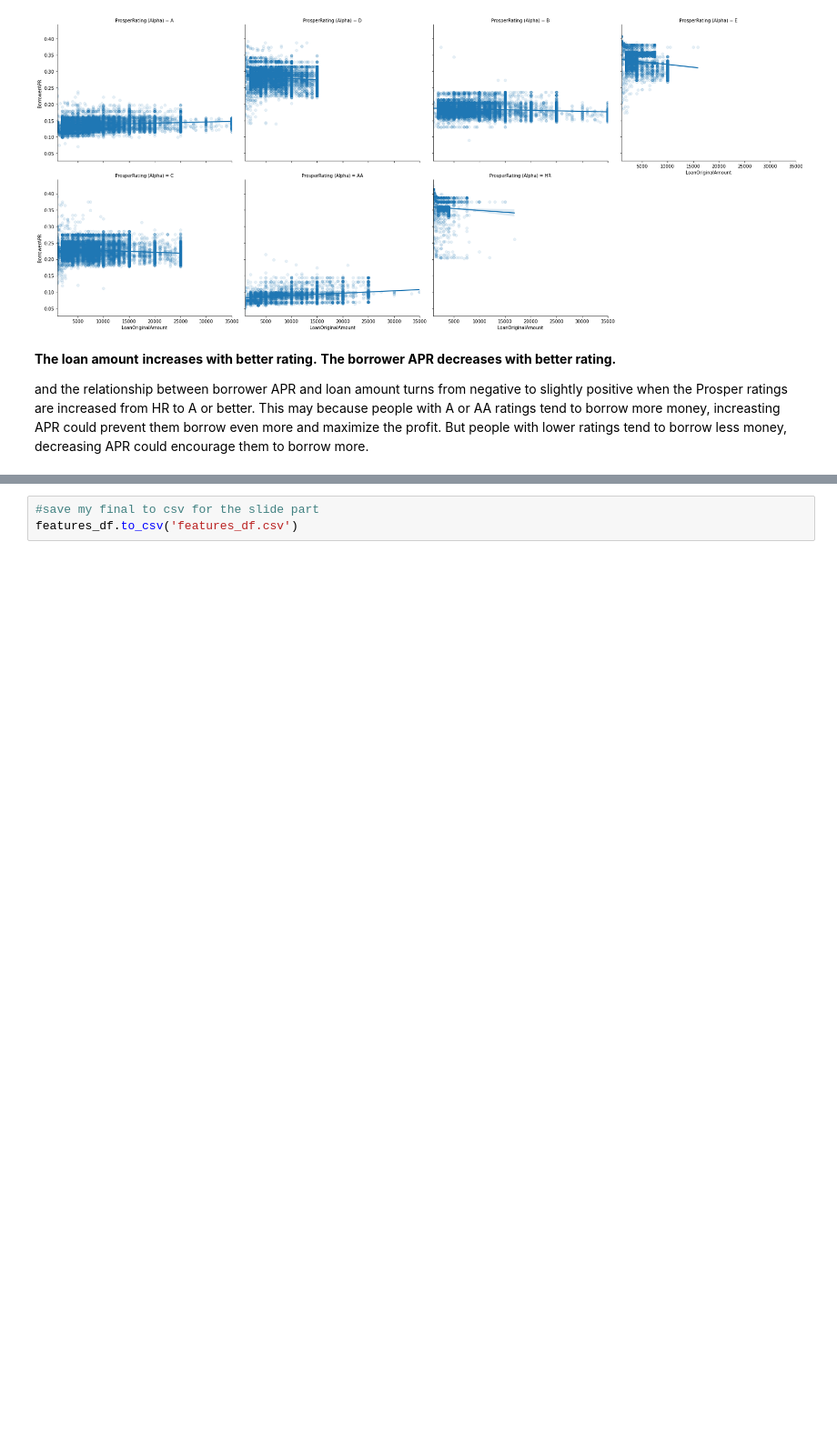
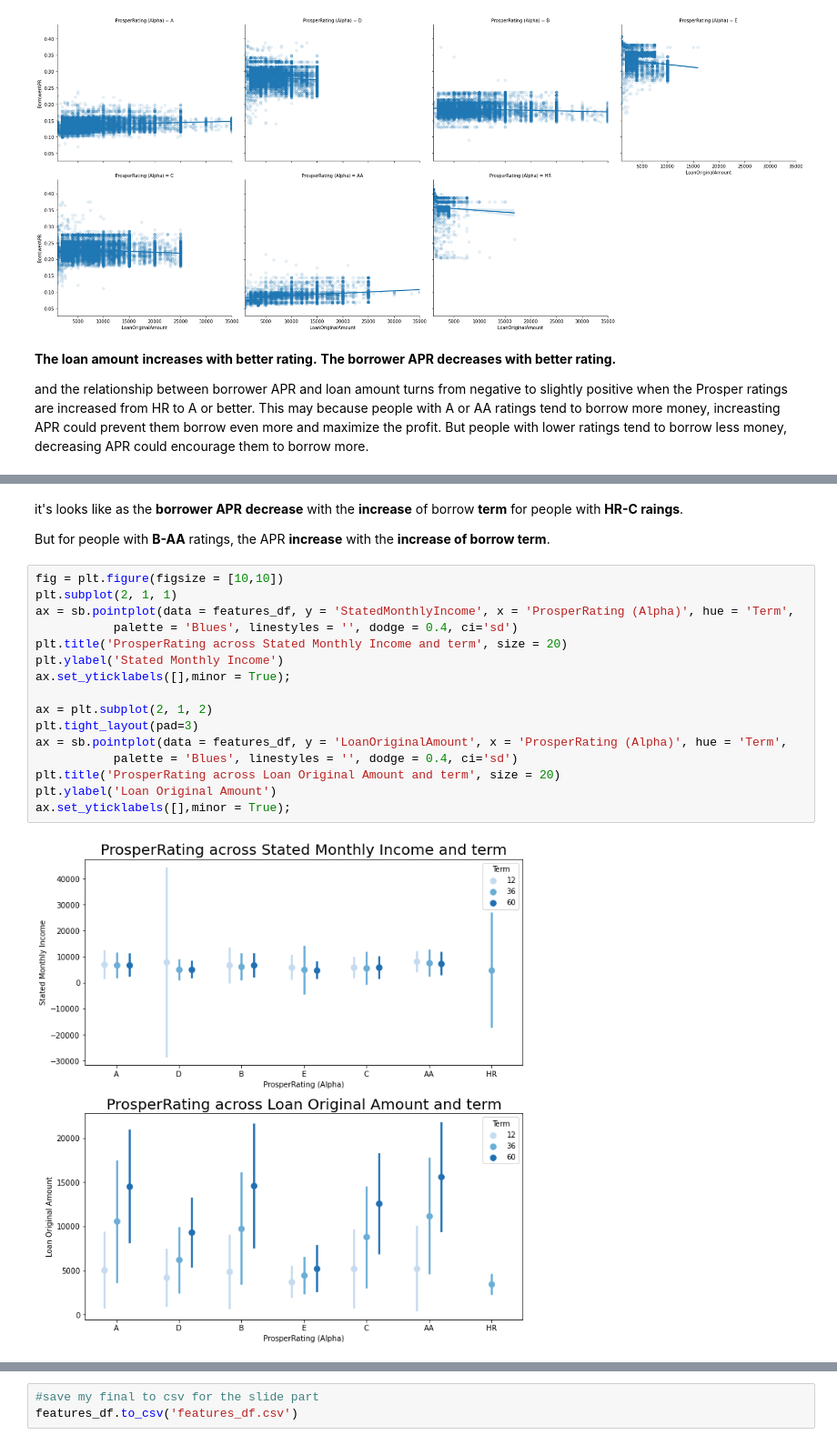
Before and after one commit to Ibn-mohey/Udacity-Advanced-Data-Analysis-Nanodegree-Program, a Jupyter notebook: project Communicate Data Findings/01.final project by_ibn Mohey.ipynb, the cells around one changed output, grey strips where cells are left out. Shown at 91% size. Drawn from its saved outputs; the diff is of its cells as text; blank space fills up the shorter version.

```diff
--- a/project Communicate Data Findings/01.final project by_ibn Mohey.ipynb
+++ b/project Communicate Data Findings/01.final project by_ibn Mohey.ipynb
@@ -1055,0 +1079,22 @@ But people with lower ratings tend to borrow less money, decreasing APR could en
+# %% [markdown]
+it's looks like as the **borrower APR** **decrease** with the **increase** of borrow **term** for people with **HR-C raings**.
+
+But for people with **B-AA** ratings, the APR **increase** with the **increase of borrow term**.
+# %%
+fig = plt.figure(figsize = [10,10])
+plt.subplot(2, 1, 1)
+ax = sb.pointplot(data = features_df, y = 'StatedMonthlyIncome', x = 'ProsperRating (Alpha)', hue = 'Term',
+           palette = 'Blues', linestyles = '', dodge = 0.4, ci='sd')
+plt.title('ProsperRating across Stated Monthly Income and term', size = 20)
+plt.ylabel('Stated Monthly Income')
+ax.set_yticklabels([],minor = True);
+
+ax = plt.subplot(2, 1, 2)
+plt.tight_layout(pad=3)
+ax = sb.pointplot(data = features_df, y = 'LoanOriginalAmount', x = 'ProsperRating (Alpha)', hue = 'Term',
+           palette = 'Blues', linestyles = '', dodge = 0.4, ci='sd')
+plt.title('ProsperRating across Loan Original Amount and term', size = 20)
+plt.ylabel('Loan Original Amount')
+ax.set_yticklabels([],minor = True);
+# %% [output]
+[figure, added]
```
Also changed, not shown: parts of 5 cells of this notebook, 6 other files.
